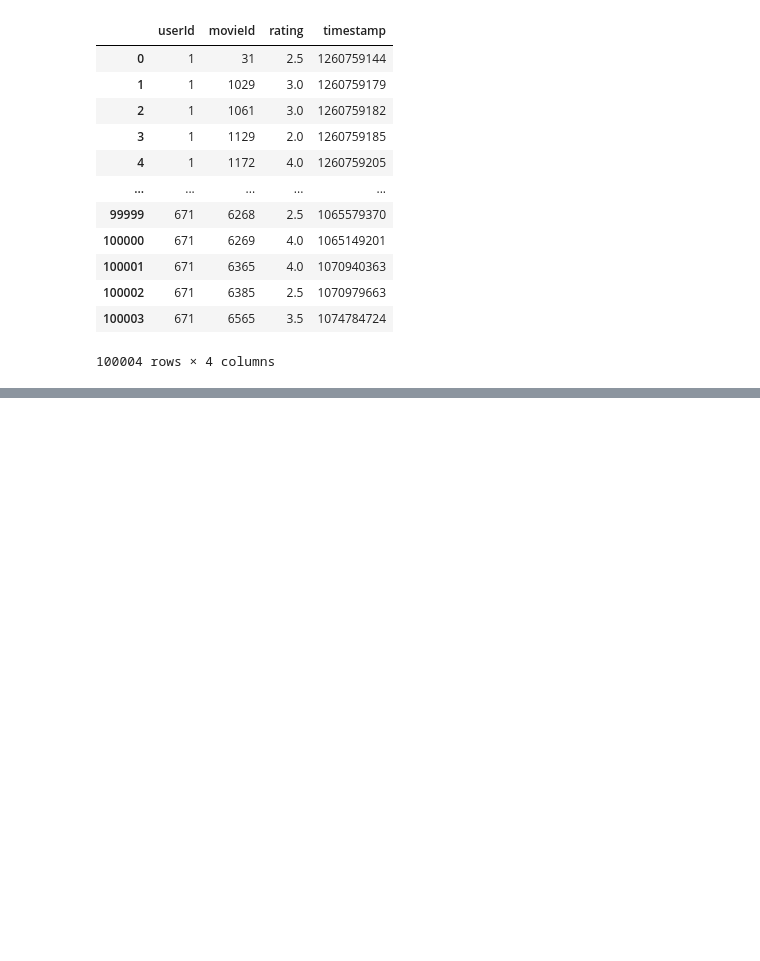
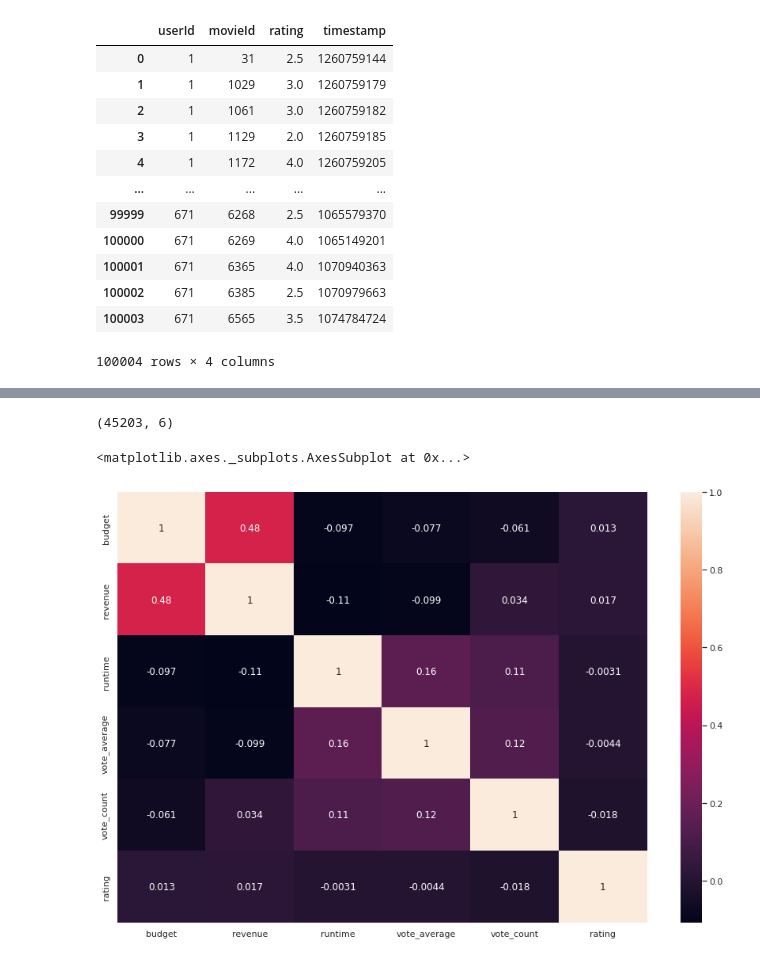
Before and after one commit to cleziac/Programming-Project, a Jupyter notebook: ds_programming_project.ipynb, the cells around one changed output, grey strips where cells are left out. Drawn from its saved outputs; the diff is of its cells as text; code cells hidden in the pictures; blank space fills up the shorter version.

Commit message:
Finished modeling part

```diff
--- a/ds_programming_project.ipynb
+++ b/ds_programming_project.ipynb
@@ -460,0 +574,7 @@ ratings.dropna()
+# %%
+metadata_no_genres.budget = metadata_no_genres.budget.replace(0, np.random.randint(1000000, 380000000))
+# %%
+metadata_no_genres.revenue = metadata_no_genres.revenue.replace(0, np.random.randint(29321695, 380000000))
+# %%
+model_df = pd.merge(metadata_no_genres, ratings.rating, left_index = True, right_index = True)
+model_df
@@ -460,0 +595,11 @@ ratings.dropna()
+# %%
+model_df = model_df.dropna()
+# %%
+model_df.shape
+# %% [output]
+(45203, 6)
+# %%
+sns.heatmap(model_df.corr(), annot = True)
+# %% [output]
+<matplotlib.axes._subplots.AxesSubplot at 0x...>
+[figure, added]
```
Also changed, not shown: parts of 53 cells of this notebook.
